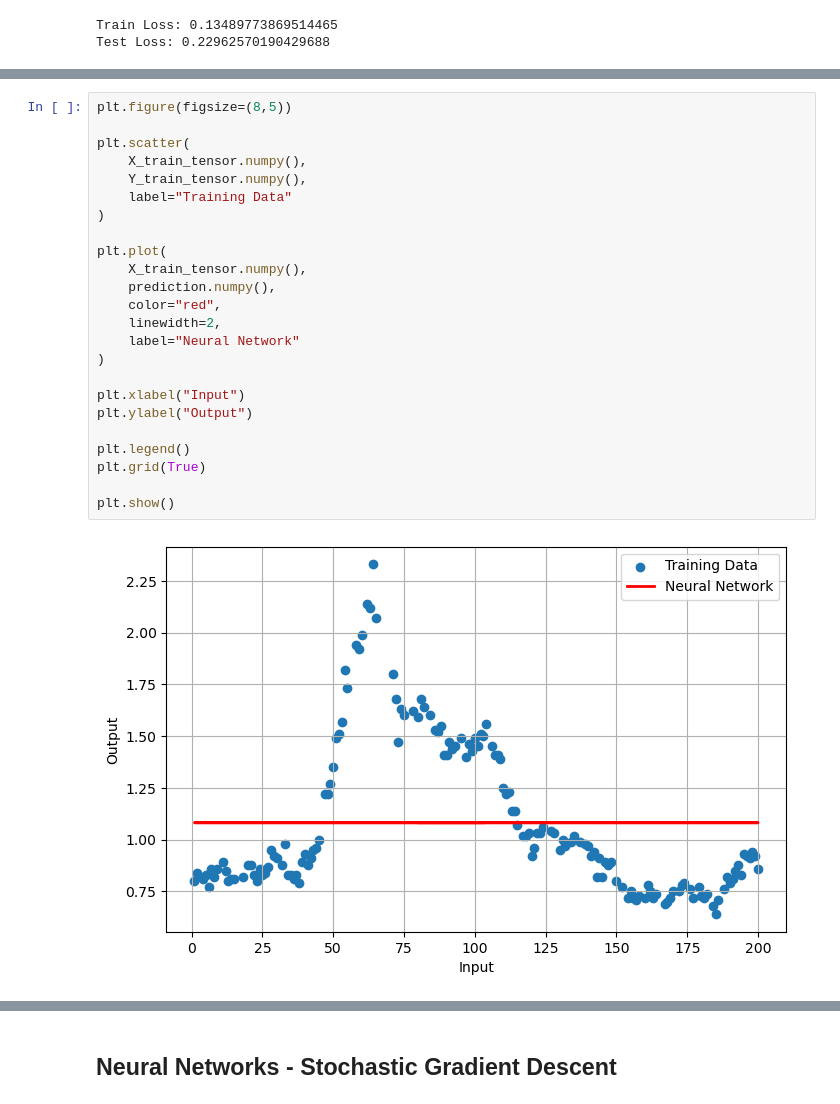
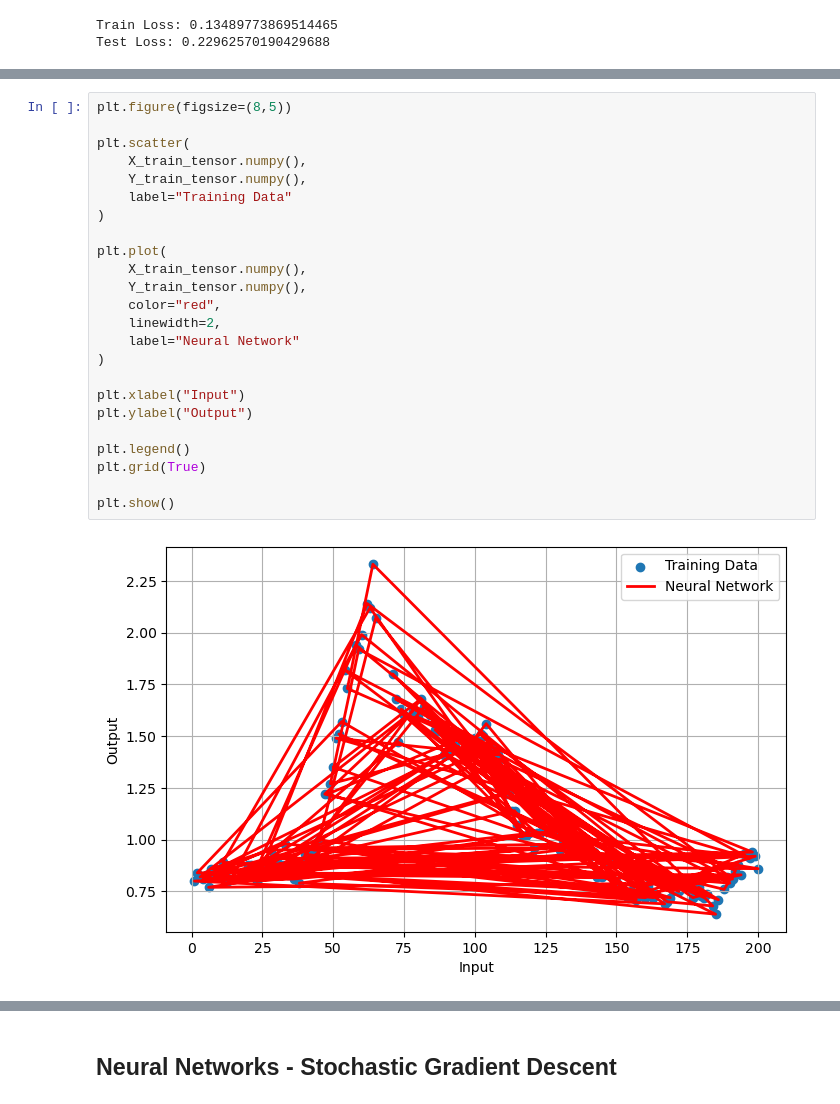
Before and after one commit to kyla-mbc/SURF26, a Jupyter notebook: LorenzMain.ipynb, the cells around one changed output, grey strips where cells are left out. Cells and saved outputs as stored; diff of their text form.

```diff
--- a/LorenzMain.ipynb
+++ b/LorenzMain.ipynb
@@ -596,26 +603,26 @@ plt.show()
 # %%
 plt.figure(figsize=(8,5))
 
 plt.scatter(
     X_train_tensor.numpy(),
     Y_train_tensor.numpy(),
     label="Training Data"
 )
 
 plt.plot(
     X_train_tensor.numpy(),
-    prediction.numpy(),
+    Y_train_tensor.numpy(),
     color="red",
     linewidth=2,
     label="Neural Network"
 )
 
 plt.xlabel("Input")
 plt.ylabel("Output")
 
 plt.legend()
 plt.grid(True)
 
 plt.show()
 # %% [output]
-[figure, old version]
+[figure, new version]
```
Also changed, not shown: parts of 3 cells of this notebook.
